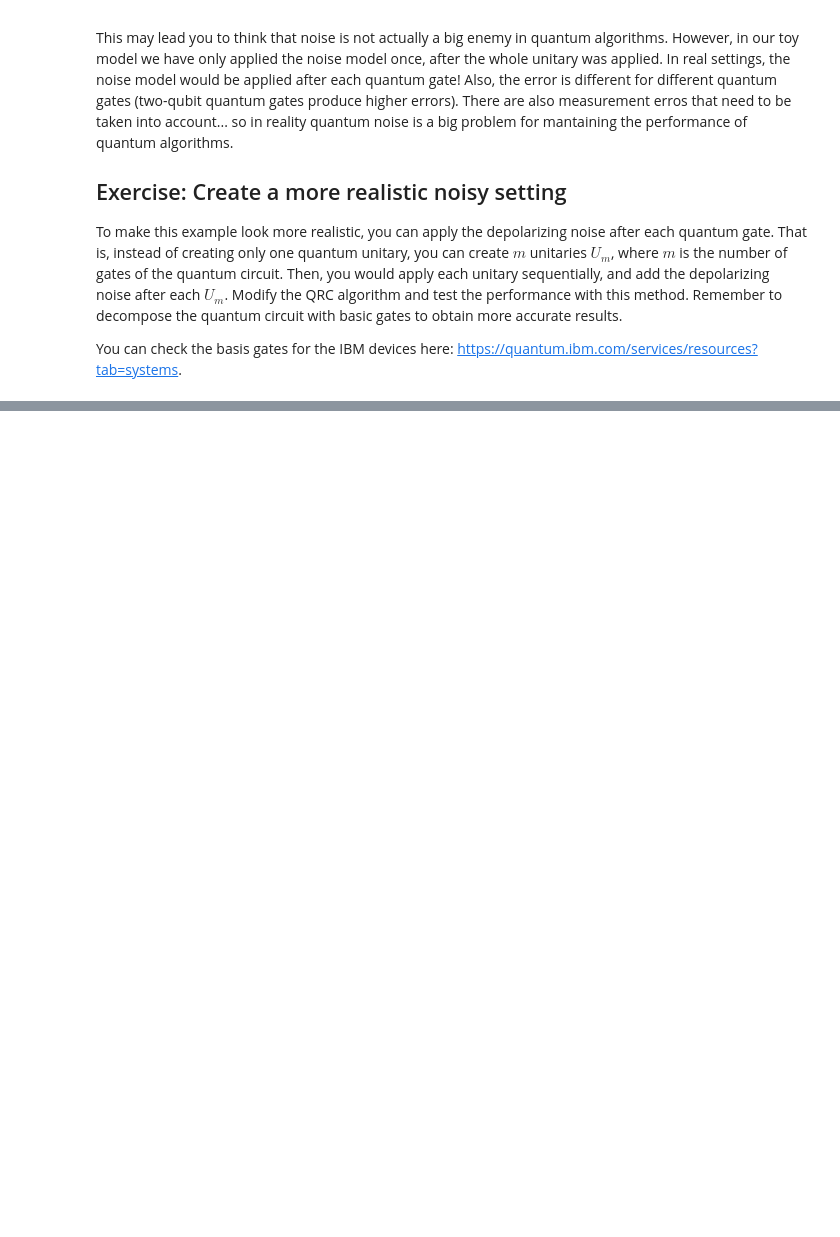
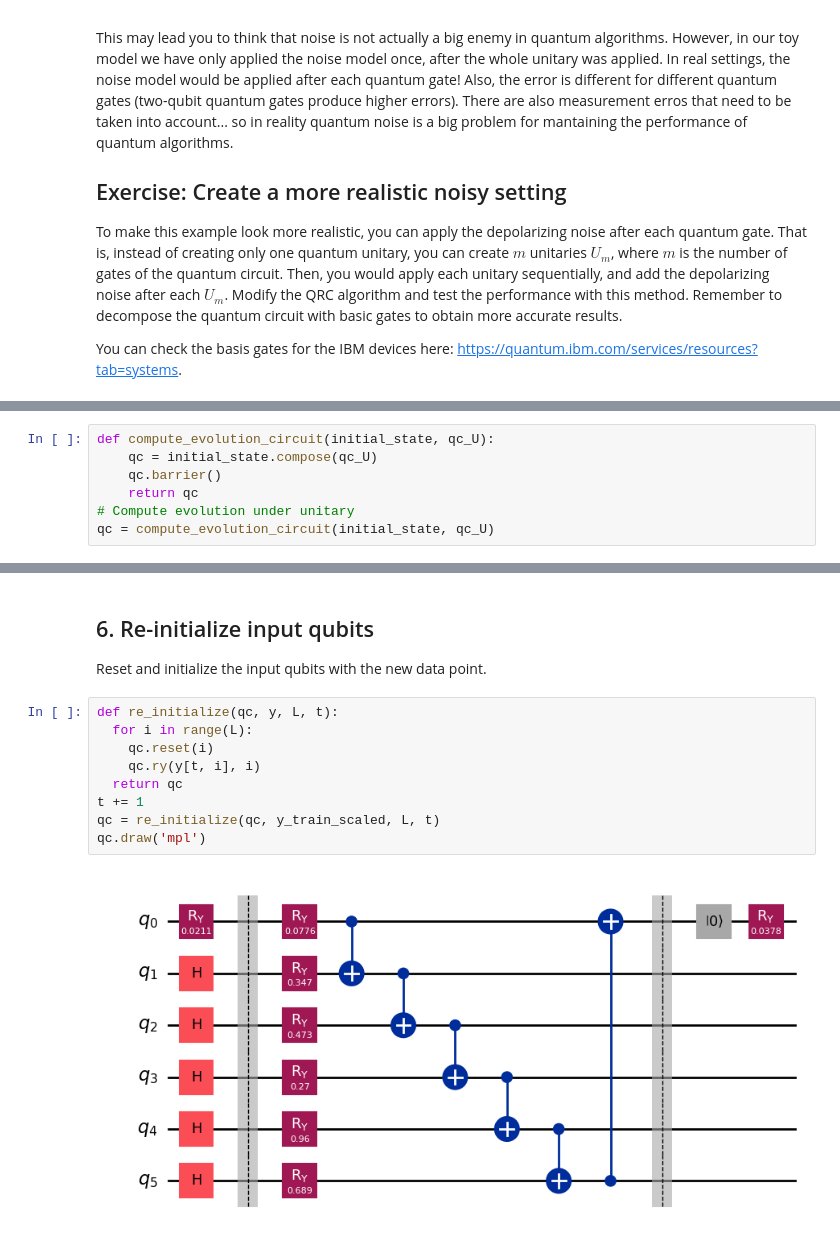
Before and after one commit to laiadc/QML, a Jupyter notebook: QRC tutorial/Quantum_Reservoir_Computing.ipynb, the cells around one changed output, grey strips where cells are left out. Drawn from its saved outputs; the diff is of its cells as text; blank space fills up the shorter version.

```diff
--- a/QRC tutorial/Quantum_Reservoir_Computing.ipynb
+++ b/QRC tutorial/Quantum_Reservoir_Computing.ipynb
@@ -574,0 +638,7 @@ Where $ x_{\text{extra}}(t)$ is a vector containing the regressor variables.
+# %%
+def compute_evolution_circuit(initial_state, qc_U):
+    qc = initial_state.compose(qc_U)
+    qc.barrier()
+    return qc
+# Compute evolution under unitary
+qc = compute_evolution_circuit(initial_state, qc_U)
@@ -574,0 +678,15 @@ Where $ x_{\text{extra}}(t)$ is a vector containing the regressor variables.
+# %% [markdown]
+## 6. Re-initialize input qubits
+
+Reset and initialize the input qubits with the new data point.
+# %%
+def re_initialize(qc, y, L, t):
+  for i in range(L):
+    qc.reset(i)
+    qc.ry(y[t, i], i)
+  return qc
+t += 1
+qc = re_initialize(qc, y_train_scaled, L, t)
+qc.draw('mpl')
+# %% [output]
+[figure, added]
```
Also changed, not shown: parts of 33 cells of this notebook.
